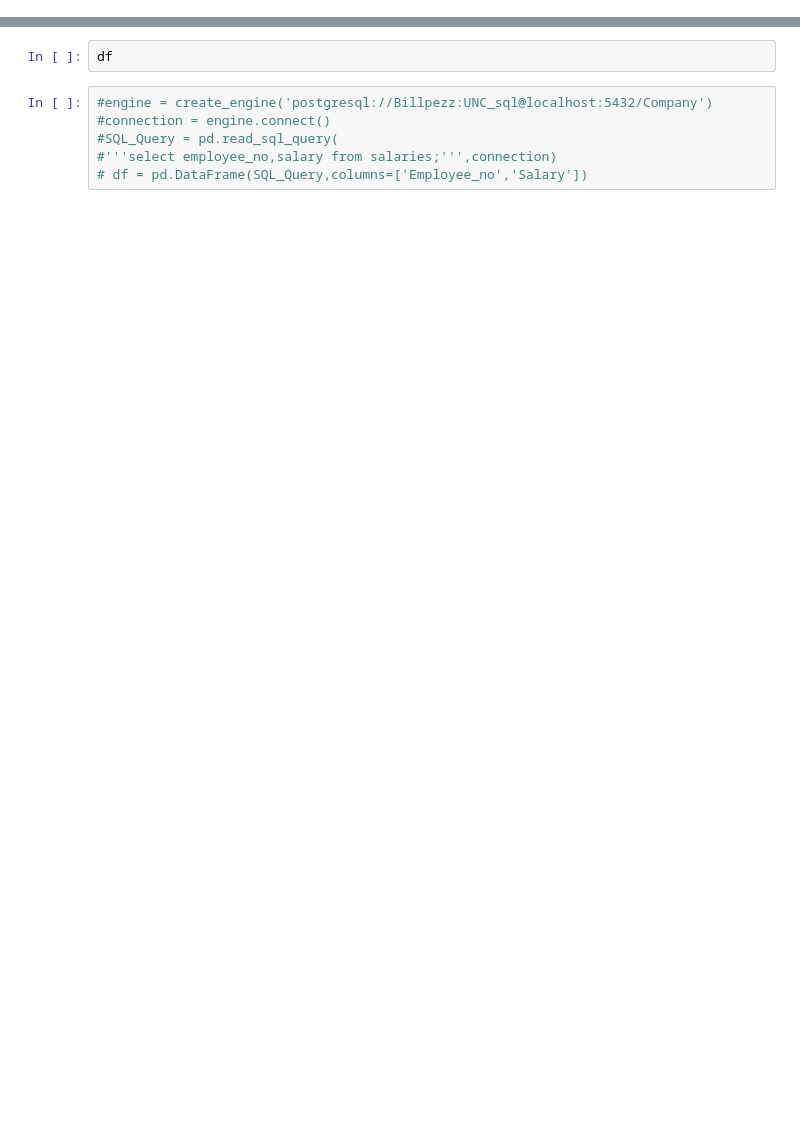
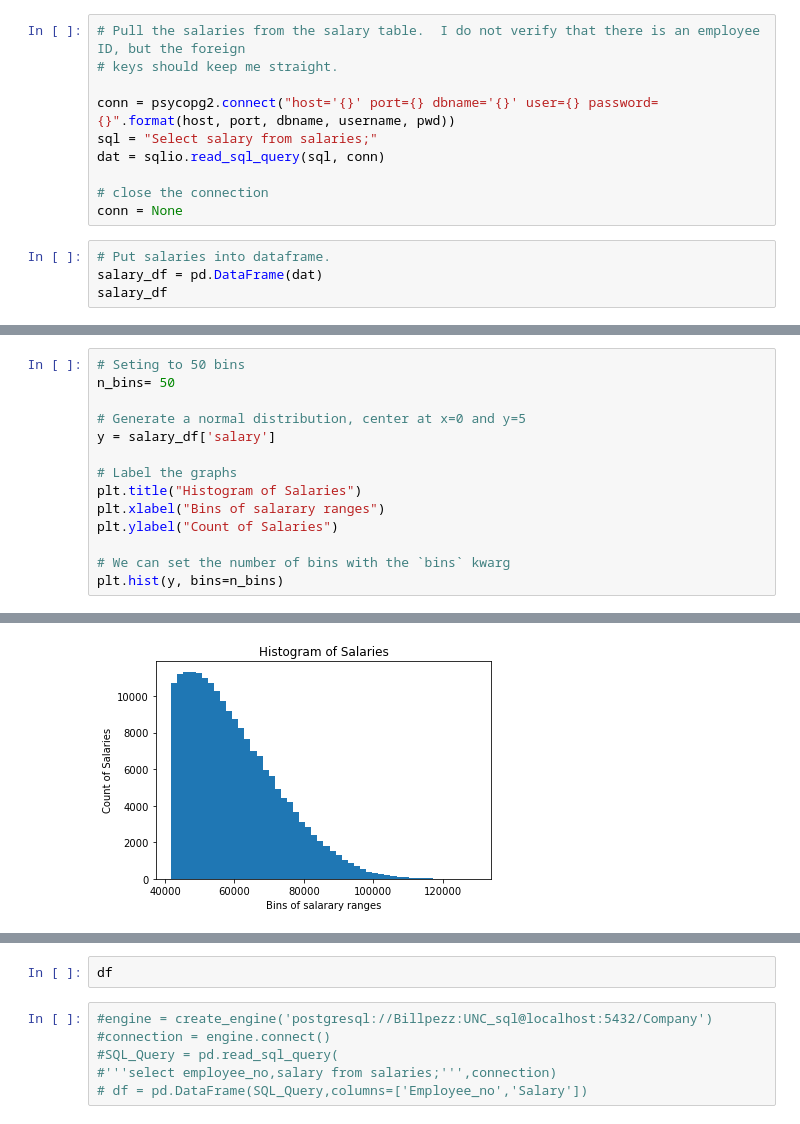
Before and after one commit to bpezzullo/SQL-Challenge, a Jupyter notebook: company.ipynb, the cells around one changed output, grey strips where cells are left out. Saved outputs shown, nothing was run; the diff lists cells and outputs as text; blank space fills up the shorter version.

```diff
--- a/company.ipynb
+++ b/company.ipynb
@@ -27,0 +29,14 @@ UNC_sql
+# %%
+# Pull the salaries from the salary table.  I do not verify that there is an employee ID, but the foreign
+# keys should keep me straight.
+
+conn = psycopg2.connect("host='{}' port={} dbname='{}' user={} password={}".format(host, port, dbname, username, pwd))
+sql = "Select salary from salaries;"
+dat = sqlio.read_sql_query(sql, conn)
+
+# close the connection
+conn = None
+# %%
+# Put salaries into dataframe.
+salary_df = pd.DataFrame(dat)
+salary_df
@@ -27,0 +57,15 @@ UNC_sql
+# %%
+# Seting to 50 bins
+n_bins= 50
+
+# Generate a normal distribution, center at x=0 and y=5
+y = salary_df['salary']
+
+# Label the graphs
+plt.title("Histogram of Salaries")
+plt.xlabel("Bins of salarary ranges")
+plt.ylabel("Count of Salaries")
+
+# We can set the number of bins with the `bins` kwarg
+plt.hist(y, bins=n_bins)
+# %% [output]
@@ -27,0 +92 @@ UNC_sql
+[figure, added]
```
Also changed, not shown: parts of 15 cells of this notebook.
